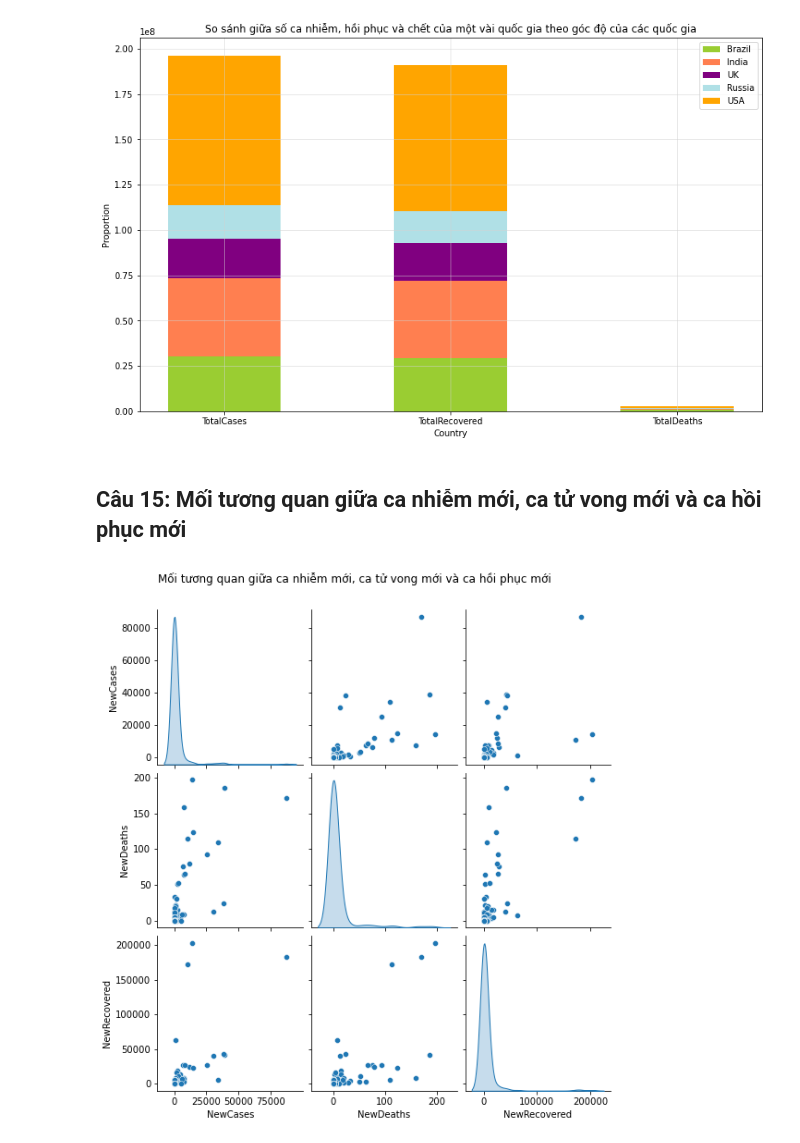
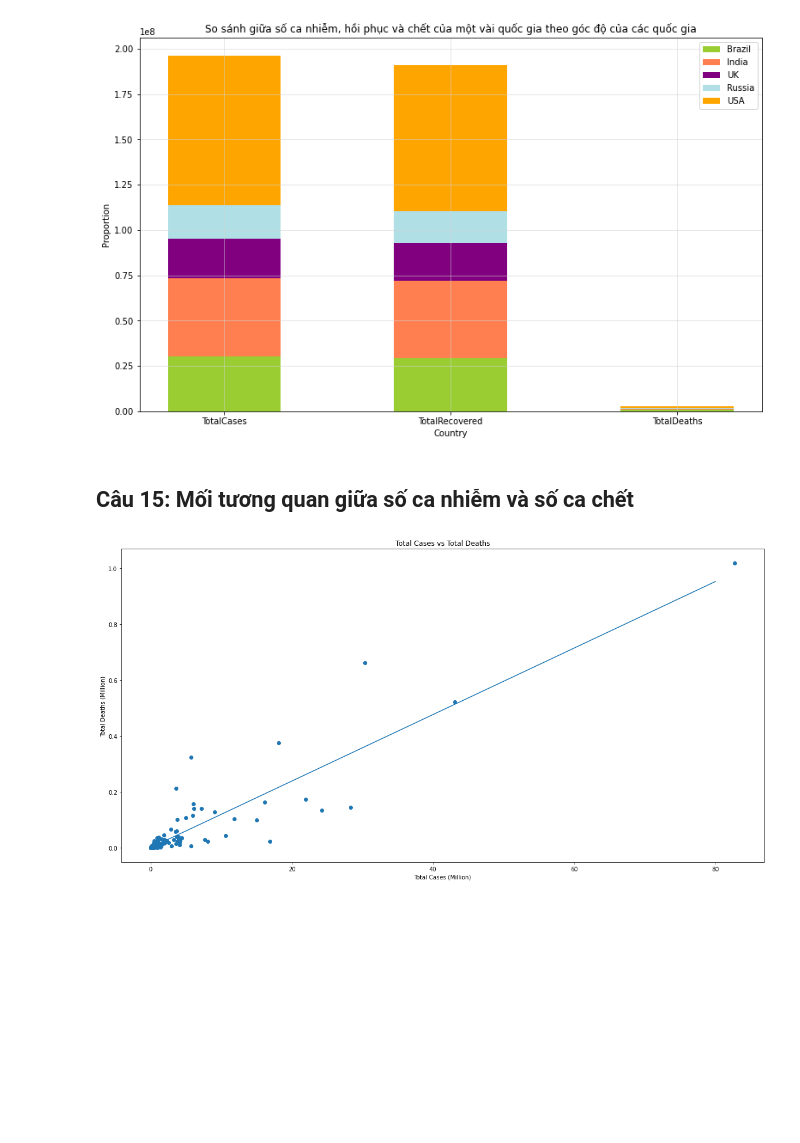
Before and after one commit to vt-khang/Lab01_DataRelationship, a Jupyter notebook: GeneralDataRelationship.ipynb, the cells around one changed output. Drawn from its saved outputs; the diff is of its cells as text; code cells hidden in the pictures; blank space fills up the shorter version.

```diff
--- a/GeneralDataRelationship.ipynb
+++ b/GeneralDataRelationship.ipynb
@@ -291,10 +290,31 @@ plt.show()
 # %% [output]
 [figure]
 # %% [markdown]
-## Câu 15: Mối tương quan giữa ca nhiễm mới, ca tử vong mới và ca hồi phục mới
+## Câu 15: Mối tương quan giữa số ca nhiễm và số ca chết
-# %%
-g = sns.pairplot(df[['NewCases', 'NewDeaths', 'NewRecovered']], diag_kind = 'kde')
-g.fig.suptitle('Mối tương quan giữa ca nhiễm mới, ca tử vong mới và ca hồi phục mới', y = 1.05)
-g.fig.set_size_inches(8, 8)
-# %% [output]
-[figure, removed]
+# %%
+# Chuẩn bị dữ liệu
+TotalCases_TotalDeaths = df[["TotalCases", "TotalDeaths"]] / 1000000
+
+# Linear Regression
+X = np.array([TotalCases_TotalDeaths["TotalCases"]]).T
+y = np.array([TotalCases_TotalDeaths["TotalDeaths"]]).T
+one = np.ones((X.shape[0], 1))
+Xbar = np.concatenate((one, X), axis = 1)
+regr = linear_model.LinearRegression(fit_intercept = False)
+regr.fit(Xbar, y)
+
+# vễ biểu đồ
+x0 = np.linspace(0, 80, 2)
+y0 = regr.coef_[0,0] + regr.coef_[0,1] * x0
+
+fig = plt.figure(figsize = (20, 10))
+plt.scatter(TotalCases_TotalDeaths["TotalCases"], TotalCases_TotalDeaths["TotalDeaths"])
+plt.plot(x0, y0)
+
+#plt.axis([-5, 100, -0.05, 2])
+plt.title("Total Cases vs Total Deaths")
+plt.xlabel("Total Cases (Million)")
+plt.ylabel("Total Deaths (Million)")
+plt.show()
+# %% [output]
+[figure, added]
```
Also changed, not shown: parts of 3 cells of this notebook.
